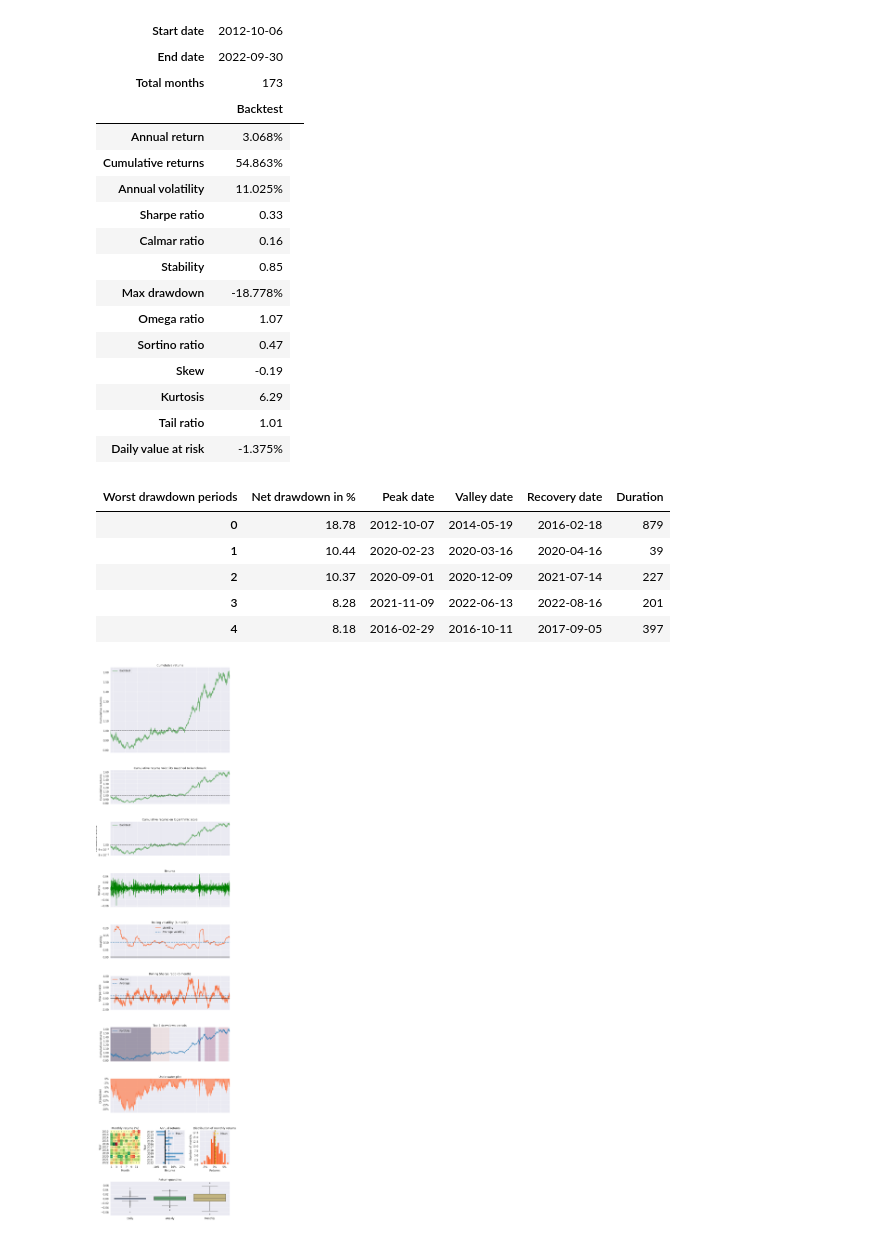
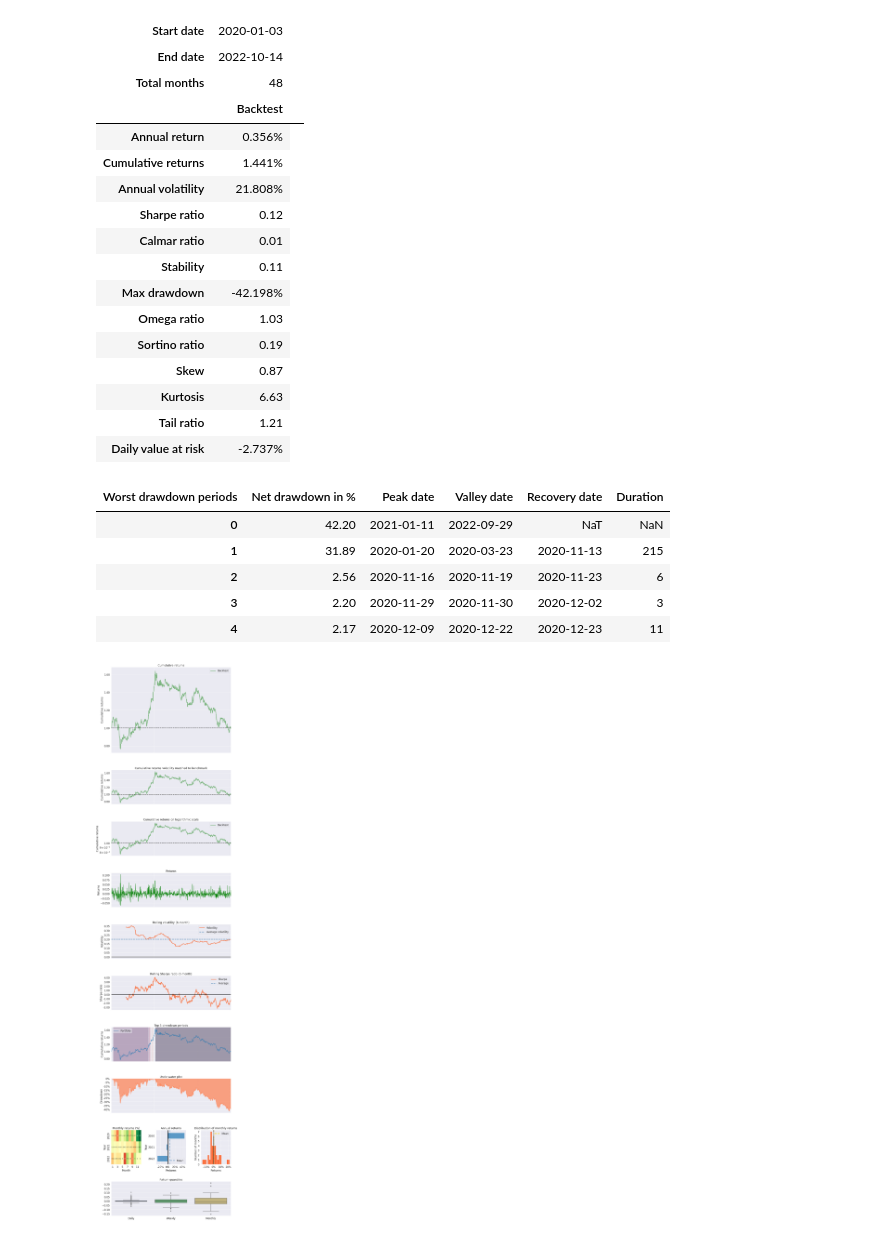
Before and after one commit to pathces-gone/Hillstate-Frontend, a Jupyter notebook: source/host_interface_model.ipynb, the cells around one changed output. Drawn from its saved outputs; the diff is of its cells as text; code cells hidden in the pictures.

Commit message:
Fixup-market.py and Convert KRW to USD: SamsungELec

```diff
--- a/source/host_interface_model.ipynb
+++ b/source/host_interface_model.ipynb
@@ -9,6 +9,7 @@ import pandas as pd
 def buy_portfolio(portfolio, df):
     assets = 100000000
     start = '2020-01-03'
+    df_krx_usd = df['USD/KRW']
 
     ratios = portfolio.Ratio
     assert sum(ratios)<=100, 'Can\'t be sum of ratio > 100'
@@ -21,39 +22,47 @@ def buy_portfolio(portfolio, df):
     ret_df = ret_df.sum(axis=1)
 
     ret_df = ret_df.iloc[::-1]
-    return ret_df
+    ret_df = ret_df.loc[ret_df.index >= start]
+    return ret_df, df_krx_usd
 # %%
 def staticAA(yaml_name:str='AW4_11'):
     portfolio = mkt.get_etf_from_yaml(yaml_name)
     df = mkt.get_df_from_yaml(yaml_name)
-    ret_df = buy_portfolio(portfolio, df)
+    ret_df, df_krx_usd = buy_portfolio(portfolio, df)
+
+
+    CONVERT_USD = 1
+    if CONVERT_USD:
+        ret_df = ret_df/df_krx_usd
+        ret_df.dropna(inplace=True)
     ret_df = ret_df.pct_change().fillna(0)
     return ret_df
 # %%
-ret_df = staticAA('AW4_11')
+ret_df = staticAA('SS')
+
 pf.create_returns_tear_sheet(ret_df)
 # %% [output]
-| Start date | 2012-10-06 |  |
-| End date | 2022-09-30 |  |
-| Total months | 173 |  |
+| Start date | 2020-01-03 |  |
+| End date | 2022-10-14 |  |
+| Total months | 48 |  |
 |  | Backtest |
-| Annual return | 3.068% |
-| Cumulative returns | 54.863% |
-| Annual volatility | 11.025% |
-| Sharpe ratio | 0.33 |
-| Calmar ratio | 0.16 |
-| Stability | 0.85 |
-| Max drawdown | -18.778% |
-| Omega ratio | 1.07 |
-| Sortino ratio | 0.47 |
-| Skew | -0.19 |
-| Kurtosis | 6.29 |
-| Tail ratio | 1.01 |
-| Daily value at risk | -1.375% |
+| Annual return | 0.356% |
+| Cumulative returns | 1.441% |
+| Annual volatility | 21.808% |
+| Sharpe ratio | 0.12 |
+| Calmar ratio | 0.01 |
+| Stability | 0.11 |
+| Max drawdown | -42.198% |
+| Omega ratio | 1.03 |
+| Sortino ratio | 0.19 |
+| Skew | 0.87 |
+| Kurtosis | 6.63 |
+| Tail ratio | 1.21 |
+| Daily value at risk | -2.737% |
 | Worst drawdown periods | Net drawdown in % | Peak date | Valley date | Recovery date | Duration |
-| 0 | 18.78 | 2012-10-07 | 2014-05-19 | 2016-02-18 | 879 |
-| 1 | 10.44 | 2020-02-23 | 2020-03-16 | 2020-04-16 | 39 |
-| 2 | 10.37 | 2020-09-01 | 2020-12-09 | 2021-07-14 | 227 |
-| 3 | 8.28 | 2021-11-09 | 2022-06-13 | 2022-08-16 | 201 |
-| 4 | 8.18 | 2016-02-29 | 2016-10-11 | 2017-09-05 | 397 |
+| 0 | 42.20 | 2021-01-11 | 2022-09-29 | NaT | NaN |
+| 1 | 31.89 | 2020-01-20 | 2020-03-23 | 2020-11-13 | 215 |
+| 2 | 2.56 | 2020-11-16 | 2020-11-19 | 2020-11-23 | 6 |
+| 3 | 2.20 | 2020-11-29 | 2020-11-30 | 2020-12-02 | 3 |
+| 4 | 2.17 | 2020-12-09 | 2020-12-22 | 2020-12-23 | 11 |
-[figure, old version]
+[figure, new version]
```
Also changed, not shown: parts of 1 cell of this notebook, 4 other files.
